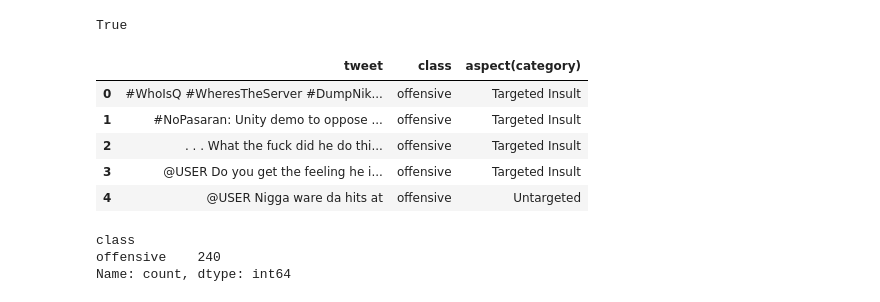
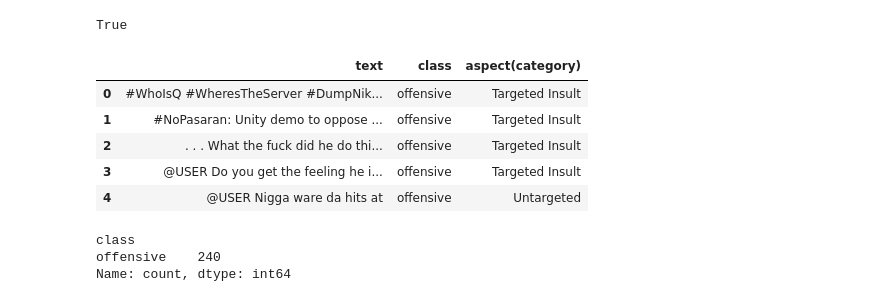
Before and after one commit to AbdulManaf12/Hate-Speech-Detection, a Jupyter notebook: Dataset Statistics/dataset_merging (multi dataset).ipynb, the cells around one changed output. Saved outputs shown, nothing was run; the diff lists cells and outputs as text; code cells hidden in the pictures.

```diff
--- a/Dataset Statistics/dataset_merging (multi dataset).ipynb
+++ b/Dataset Statistics/dataset_merging (multi dataset).ipynb
@@ -282,18 +289,19 @@ True
 # %%
 df4 = df4_task_b.copy()
 df4['class'] = None
 task_a_dict = dict(zip(df4_task_a['tweet'], df4_task_a['label']))
 
 def get_label(tweet):
     return task_a_dict.get(tweet, None)
 
 df4['class'] = df4['tweet'].apply(get_label)
 df4 = df4[['tweet', 'class', 'aspect(category)']]
 df4['class'] = df4['class'].replace('OFF', 'offensive')
 df4['aspect(category)'] = df4['aspect(category)'].map({'TIN': 'Targeted Insult', 'UNT': 'Untargeted'})
+df4.columns = ['text', 'class', 'aspect(category)']
 df4.head()
 # %% [output]
-|  | tweet | class | aspect(category) |
+|  | text | class | aspect(category) |
 | 0 | #WhoIsQ #WheresTheServer #DumpNik... | offensive | Targeted Insult |
 | 1 | #NoPasaran: Unity demo to oppose ... | offensive | Targeted Insult |
 | 2 | . . . What the fuck did he do thi... | offensive | Targeted Insult |
```
Also changed, not shown: parts of 10 cells of this notebook.
